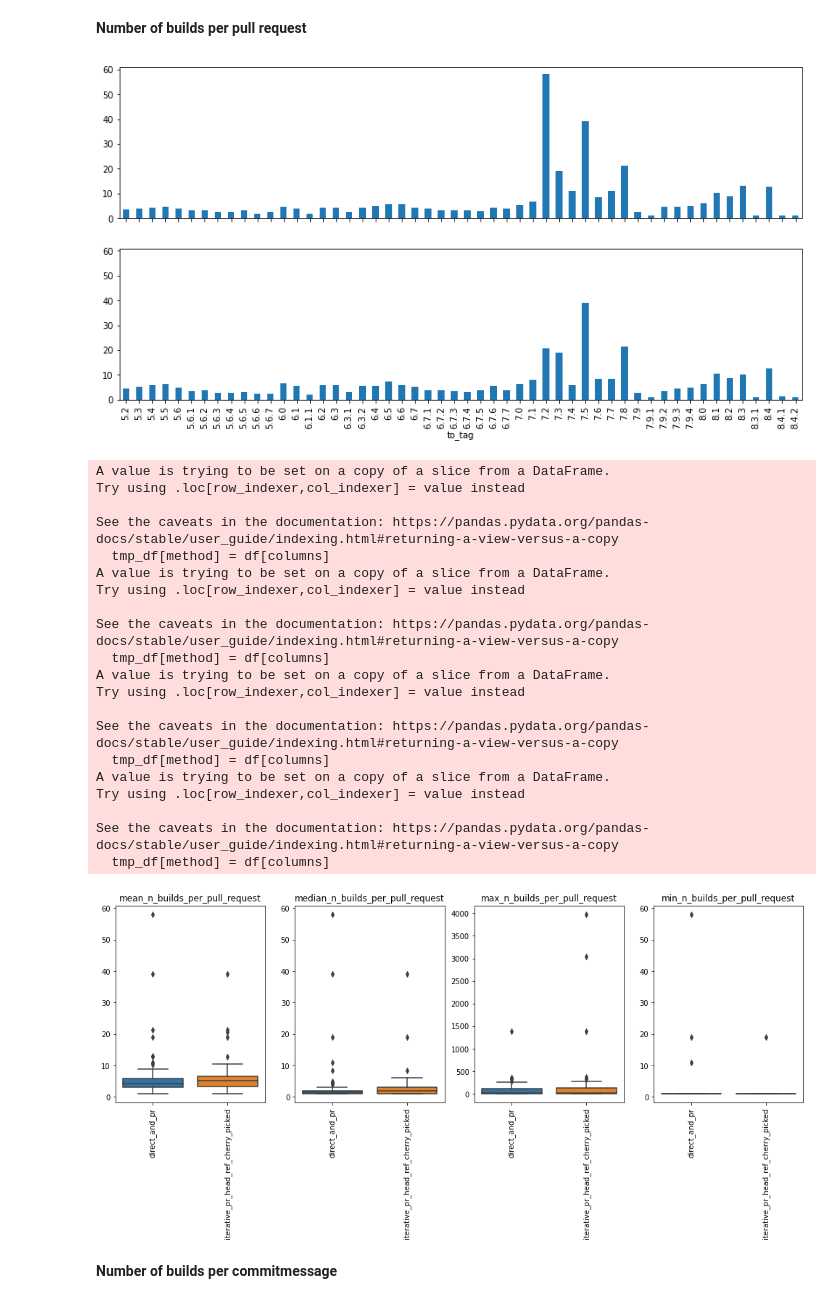
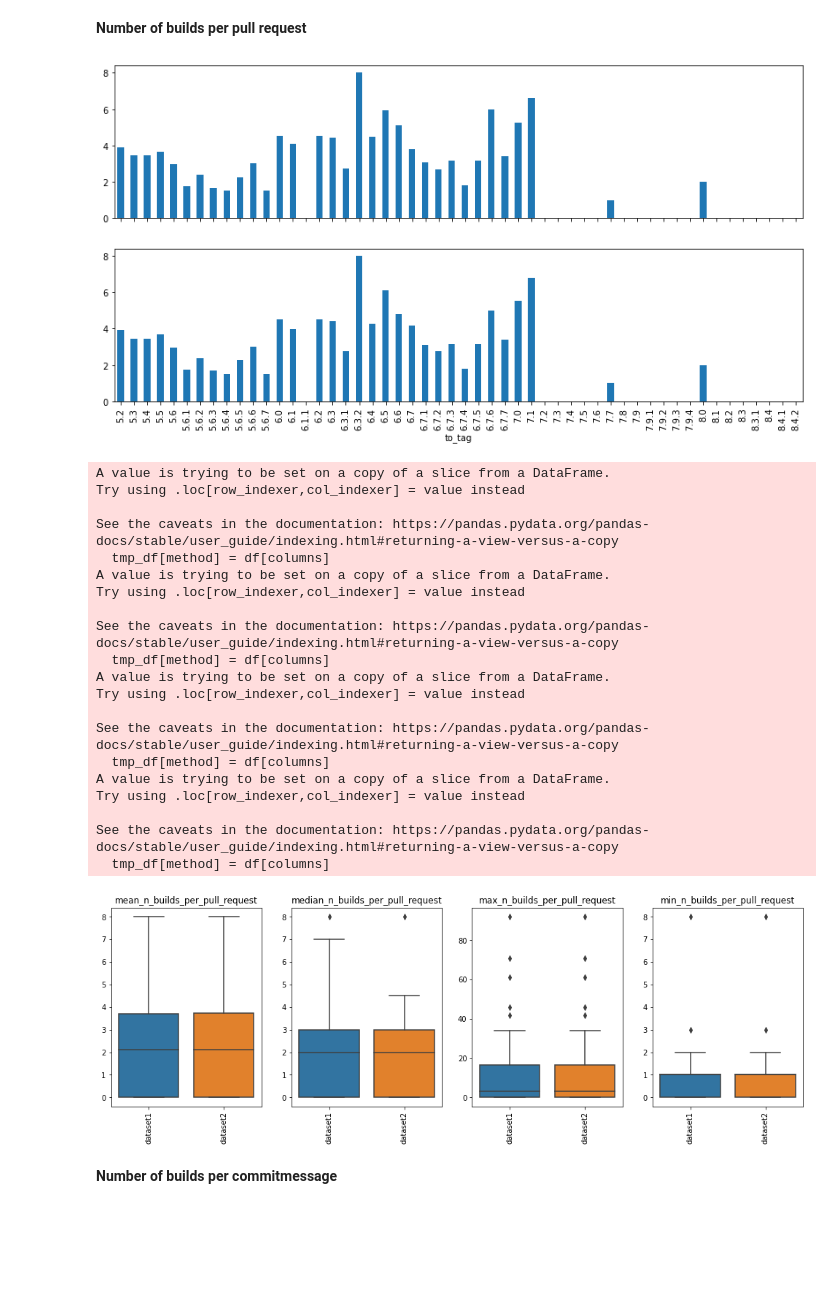
Before and after one commit to IncioMan/Continuous-Integration-metrics-for-post-release-bugs-prediction, a Jupyter notebook: notebooks/analysis/continuous_integration_metrics_for_releases.ipynb, the cells around one changed output. Drawn from its saved outputs; the diff is of its cells as text; code cells hidden in the pictures; blank space fills up the shorter version.

Commit message:
shift from jobs to builds selection for releases

```diff
--- a/notebooks/analysis/continuous_integration_metrics_for_releases.ipynb
+++ b/notebooks/analysis/continuous_integration_metrics_for_releases.ipynb
@@ -304,10 +302,10 @@ for agg in ["mean", "median", "max", "min"]:
 # %%
-fig, axes = plt.subplots(nrows=len(df_jobs), ncols=1, sharex=True, sharey=True, figsize=(14.0, 7.0))
-for i, df_job in enumerate(df_jobs):
-    ax = df_job[0].set_index("to_tag").sort_index().\
+fig, axes = plt.subplots(nrows=len(df_builds), ncols=1, sharex=True, sharey=True, figsize=(14.0, 7.0))
+for i, df_build in enumerate(df_builds):
+    ax = df_build[0].set_index("to_tag").sort_index().\
         min_not_errored_or_canceled_build_duration.plot(kind="bar", ax=axes[i], color=["tab:blue"])
     ax.set_xticklabels(ax.get_xticklabels(),rotation=90)
-    ax.set_title(df_job[2])
-    if(i < len(df_jobs) - 1):
+    ax.set_title(df_build[2])
+    if(i < len(df_builds) - 1):
         ax.get_xaxis().set_visible(False)
 # %% [output]
@@ -316,62 +314,63 @@ for i, df_job in enumerate(df_jobs):
 **Number of builds per pull request**
 # %%
 ### Mean or median of number of jobs per pull request
-def calculate_aggregator_n_builds_per_pull_request(row, release_jobs, aggregator):
-    _x = release_jobs
-    _jobs_ids = _x[(_x.from_tag == row.from_tag) & (_x.to_tag == row.to_tag)].job_id
-    _jobs = jobs[jobs.id.isin(_jobs_ids)]
-    _series = _jobs.groupby("commitref").buildid.nunique()
+def calculate_aggregator_n_builds_per_pull_request(row, release_builds, aggregator):
+    _x = release_builds
+    _all_builds = _x[(_x.from_tag == row.from_tag) & (_x.to_tag == row.to_tag)].buildid
+    _all_builds = builds_commitref[builds_commitref.id.isin(_all_builds)]
+    _all_builds = _all_builds[(_all_builds.event_type == "pull_request")]
+    _series = _all_builds.groupby("commitref").buildid.nunique()
     res = getattr(_series, aggregator)()
     return res if not np.isnan(res) else 0
 # %%
 for agg in ["mean", "median", "max", "min"]:
-    for df, release_jobs, method in df_jobs:
+    for df, release_builds, method in df_builds:
         df[f"{agg}_n_builds_per_pull_request"] = \
-        df.apply(calculate_aggregator_n_builds_per_pull_request, args=(release_jobs,agg), axis=1)
+        df.apply(calculate_aggregator_n_builds_per_pull_request, args=(release_builds,agg), axis=1)
 # %%
-fig, axes = plt.subplots(nrows=len(df_jobs), ncols=1, sharex=True, sharey=True, figsize=(14.0, 7.0))
-for i, df_job in enumerate(df_jobs):
-    df_job[0].set_index("to_tag").sort_index().\
+fig, axes = plt.subplots(nrows=len(df_builds), ncols=1, sharex=True, sharey=True, figsize=(14.0, 7.0))
+for i, df_build in enumerate(df_builds):
+    df_build[0].set_index("to_tag").sort_index().\
         mean_n_builds_per_pull_request.plot(kind="bar", ax=axes[i], color=["tab:blue"])
     ax.set_xticklabels(ax.get_xticklabels(),rotation=90)
-    ax.set_title(df_job[2])
-    if(i < len(df_jobs) - 1):
+    ax.set_title(df_build[2])
+    if(i < len(df_builds) - 1):
         ax.get_xaxis().set_visible(False)
 # %% [output]
-[figure, old version]
+[figure, new version]
 # %%
 aggregators = ["mean", "median", "max", "min"]
 fig, axes = plt.subplots(nrows=1, ncols=len(aggregators), sharex=True, figsize=(17.0, 5.0))
 for i, agg in enumerate(aggregators):
     tmp_df = tags_comparison[["to_tag"]]
     columns = f"{agg}_n_builds_per_pull_request"
-    for df, release_jobs, method in df_jobs:
+    for df, release_builds, method in df_builds:
         tmp_df[method] = df[columns]
     ax = sns.boxplot(data=tmp_df, ax=axes[i])
     ax.set_title(columns)
     ax.set_xticklabels(ax.get_xticklabels(),rotation=90)
 # %% [output]
 A value is trying to be set on a copy of a slice from a DataFrame.
 Try using .loc[row_indexer,col_indexer] = value instead
 
 See the caveats in the documentation: https://pandas.pydata.org/pandas-docs/stable/user_guide/indexing.html#returning-a-view-versus-a-copy
   tmp_df[method] = df[columns]
 A value is trying to be set on a copy of a slice from a DataFrame.
 Try using .loc[row_indexer,col_indexer] = value instead
 
 See the caveats in the documentation: https://pandas.pydata.org/pandas-docs/stable/user_guide/indexing.html#returning-a-view-versus-a-copy
   tmp_df[method] = df[columns]
 A value is trying to be set on a copy of a slice from a DataFrame.
 Try using .loc[row_indexer,col_indexer] = value instead
 
 See the caveats in the documentation: https://pandas.pydata.org/pandas-docs/stable/user_guide/indexing.html#returning-a-view-versus-a-copy
   tmp_df[method] = df[columns]
 A value is trying to be set on a copy of a slice from a DataFrame.
 Try using .loc[row_indexer,col_indexer] = value instead
 
 See the caveats in the documentation: https://pandas.pydata.org/pandas-docs/stable/user_guide/indexing.html#returning-a-view-versus-a-copy
   tmp_df[method] = df[columns]
-[figure, old version]
+[figure, new version]
 # %% [markdown]
 **Number of builds per commitmessage**
 # %% [markdown]
```
Also changed, not shown: parts of 66 cells of this notebook, 28 other files.
